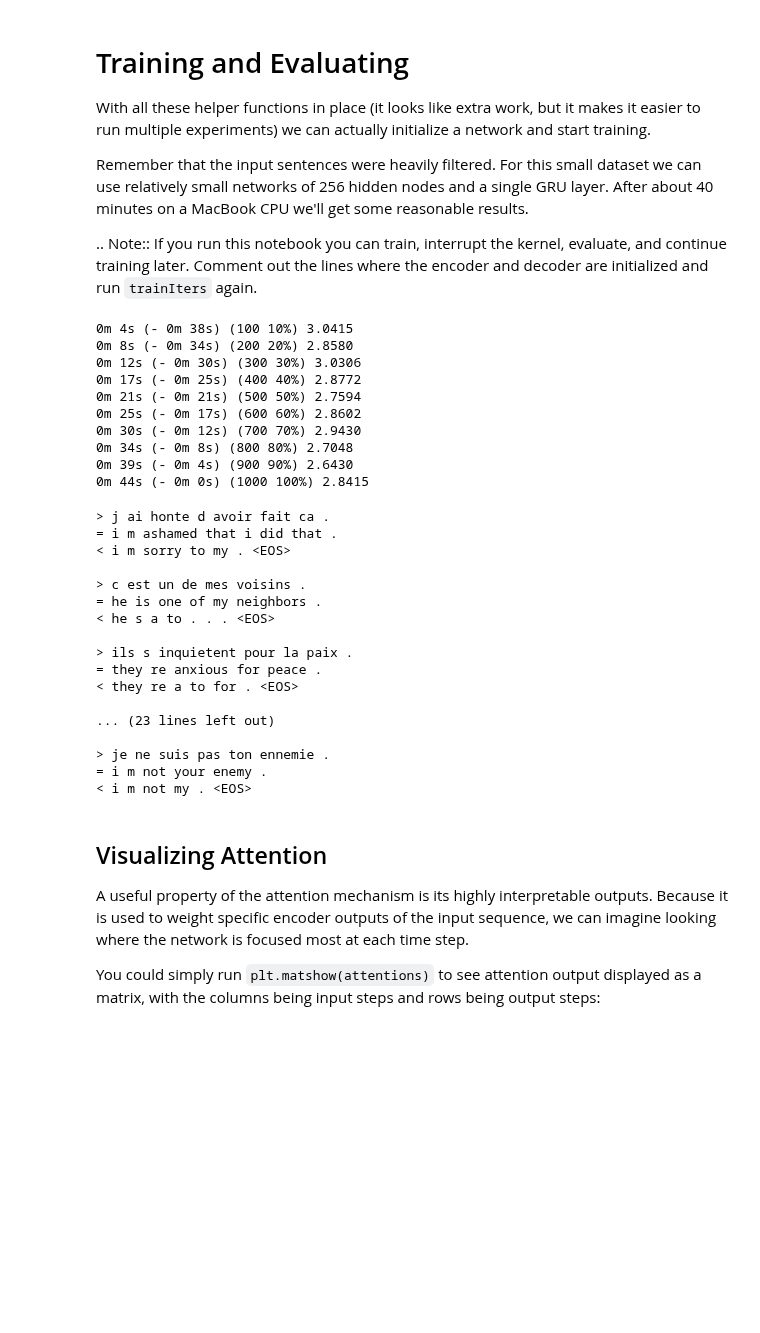
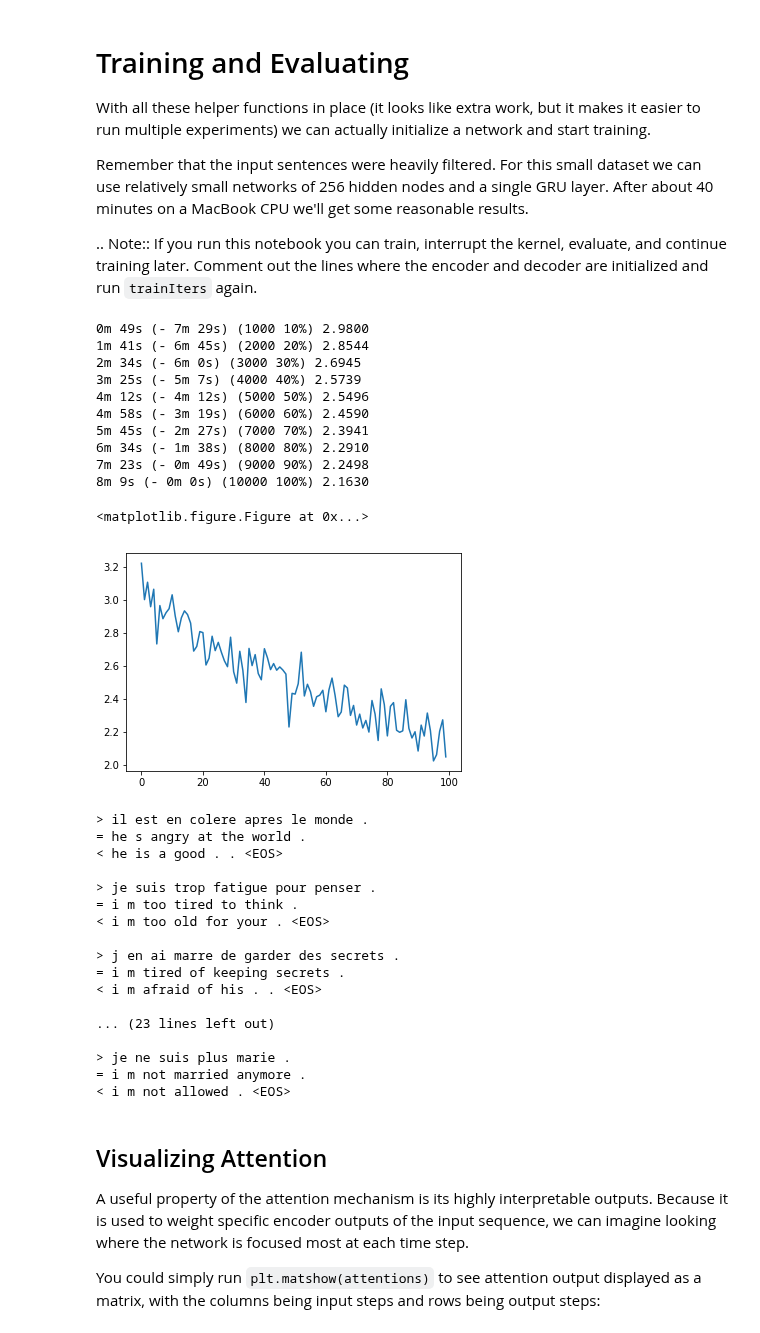
Before and after one commit to yang-zhang/yang-zhang.github.io, a Jupyter notebook: ds_code/seq2seq_translation_tutorial.ipynb, the cells around one changed output. Drawn from its saved outputs; the diff is of its cells as text; code cells hidden in the pictures; blank space fills up the shorter version.

```diff
--- a/ds_code/seq2seq_translation_tutorial.ipynb
+++ b/ds_code/seq2seq_translation_tutorial.ipynb
@@ -744,38 +744,40 @@ encoder1 = EncoderRNN(input_lang.n_words, hidden_size).to(device)
 attn_decoder1 = AttnDecoderRNN(hidden_size, output_lang.n_words, dropout_p=0.1).to(device)
 # trainIters(encoder1, attn_decoder1, 75000, print_every=5000)
 # %%
-trainIters(encoder1, attn_decoder1, 1000, print_every=100)
+trainIters(encoder1, attn_decoder1, 10000, print_every=1000)
 # %% [output]
-0m 4s (- 0m 38s) (100 10%) 3.0415
-0m 8s (- 0m 34s) (200 20%) 2.8580
-0m 12s (- 0m 30s) (300 30%) 3.0306
-0m 17s (- 0m 25s) (400 40%) 2.8772
-0m 21s (- 0m 21s) (500 50%) 2.7594
-0m 25s (- 0m 17s) (600 60%) 2.8602
-0m 30s (- 0m 12s) (700 70%) 2.9430
-0m 34s (- 0m 8s) (800 80%) 2.7048
-0m 39s (- 0m 4s) (900 90%) 2.6430
-0m 44s (- 0m 0s) (1000 100%) 2.8415
+0m 49s (- 7m 29s) (1000 10%) 2.9800
+1m 41s (- 6m 45s) (2000 20%) 2.8544
+2m 34s (- 6m 0s) (3000 30%) 2.6945
+3m 25s (- 5m 7s) (4000 40%) 2.5739
+4m 12s (- 4m 12s) (5000 50%) 2.5496
+4m 58s (- 3m 19s) (6000 60%) 2.4590
+5m 45s (- 2m 27s) (7000 70%) 2.3941
+6m 34s (- 1m 38s) (8000 80%) 2.2910
+7m 23s (- 0m 49s) (9000 90%) 2.2498
+8m 9s (- 0m 0s) (10000 100%) 2.1630
+<matplotlib.figure.Figure at 0x...>
+[figure, added]
 # %%
 evaluateRandomly(encoder1, attn_decoder1)
 # %% [output]
-> j ai honte d avoir fait ca .
-= i m ashamed that i did that .
-< i m sorry to my . <EOS>
+> il est en colere apres le monde .
+= he s angry at the world .
+< he is a good . . <EOS>
 
-> c est un de mes voisins .
-= he is one of my neighbors .
-< he s a to . . . <EOS>
+> je suis trop fatigue pour penser .
+= i m too tired to think .
+< i m too old for your . <EOS>
 
-> ils s inquietent pour la paix .
-= they re anxious for peace .
-< they re a to for . <EOS>
+> j en ai marre de garder des secrets .
+= i m tired of keeping secrets .
+< i m afraid of his . . <EOS>
 
 ... (23 lines left out)
 
-> je ne suis pas ton ennemie .
-= i m not your enemy .
-< i m not my . <EOS>
+> je ne suis plus marie .
+= i m not married anymore .
+< i m not allowed . <EOS>
 # %% [markdown]
 Visualizing Attention
 ---------------------
```
Also changed, not shown: parts of 3 cells of this notebook.
